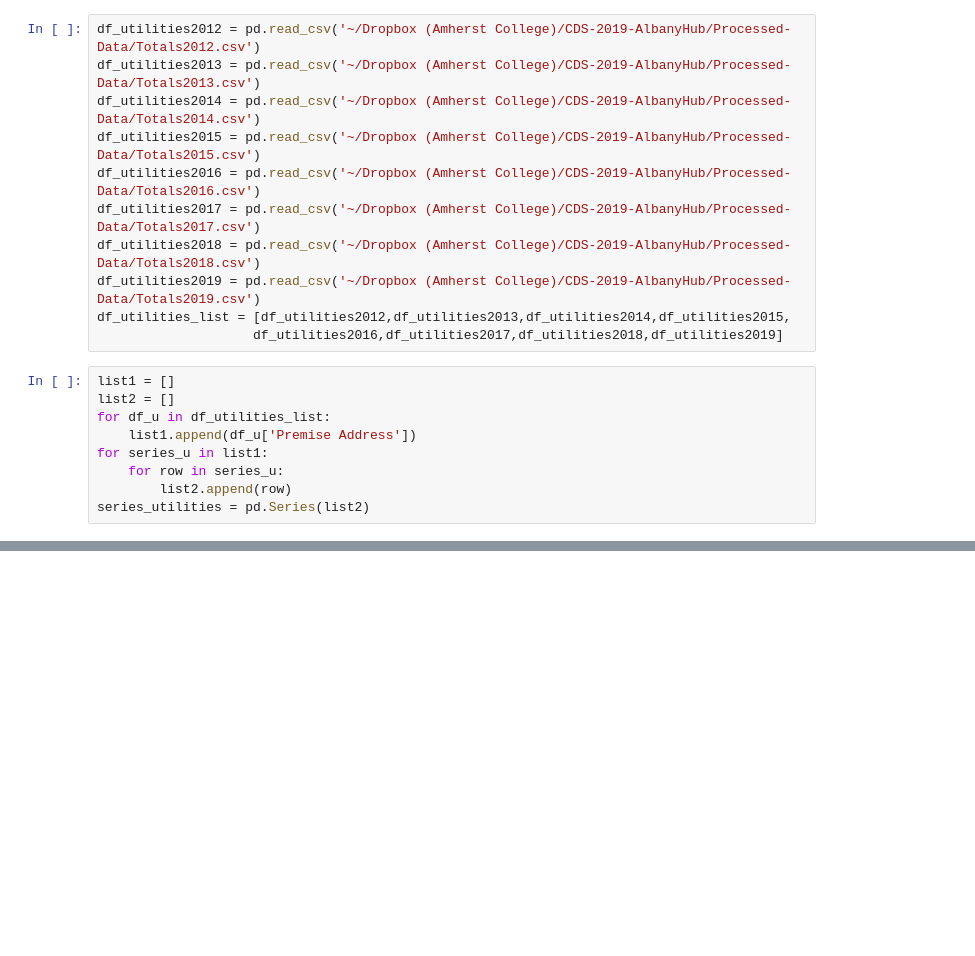
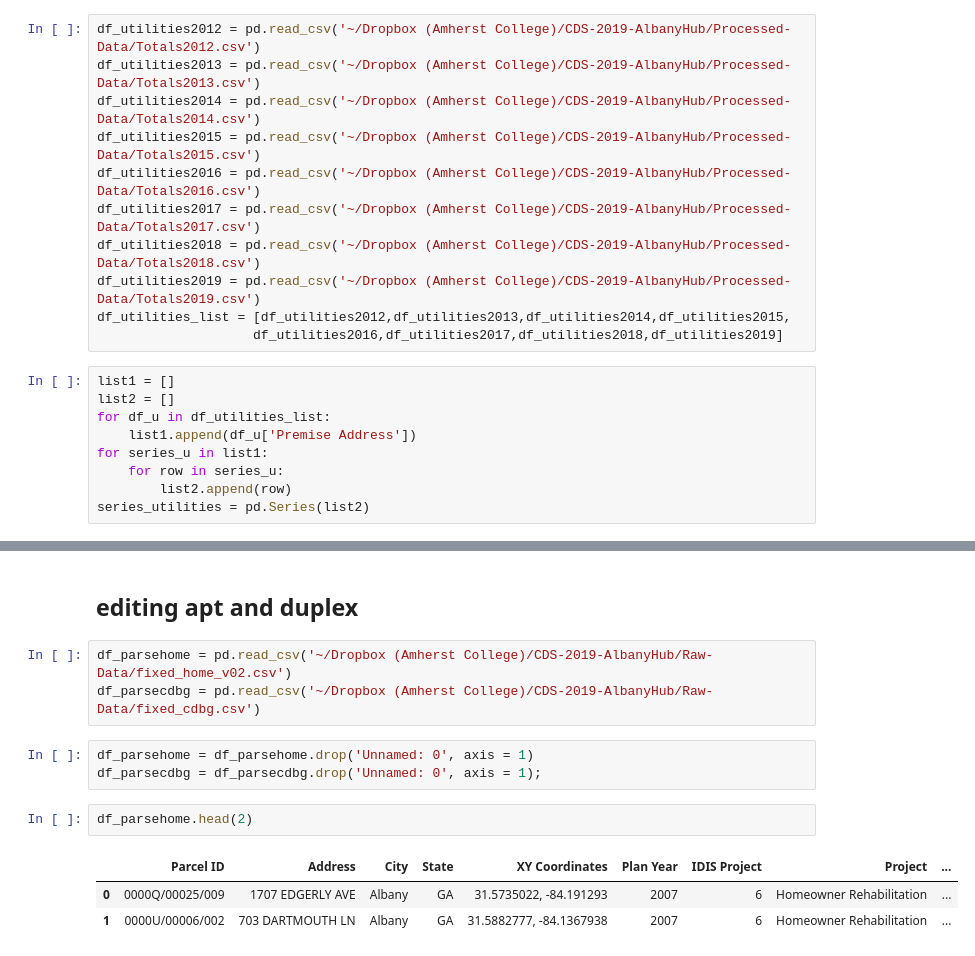
Before and after one commit to asensio-lab/albany-housing-analytics, a Jupyter notebook: preprocessing/housing/housing_data_read_v02.ipynb, the cells around one changed output, grey strips where cells are left out. Drawn from its saved outputs; the diff is of its cells as text; blank space fills up the shorter version.

```diff
--- a/preprocessing/housing/housing_data_read_v02.ipynb
+++ b/preprocessing/housing/housing_data_read_v02.ipynb
@@ -294,0 +333,14 @@ KeyboardInterrupt:
+# %% [markdown]
+## editing apt and duplex
+# %%
+df_parsehome = pd.read_csv('~/Dropbox (Amherst College)/CDS-2019-AlbanyHub/Raw-Data/fixed_home_v02.csv')
+df_parsecdbg = pd.read_csv('~/Dropbox (Amherst College)/CDS-2019-AlbanyHub/Raw-Data/fixed_cdbg.csv')
+# %%
+df_parsehome = df_parsehome.drop('Unnamed: 0', axis = 1)
+df_parsecdbg = df_parsecdbg.drop('Unnamed: 0', axis = 1);
+# %%
+df_parsehome.head(2)
+# %% [output]
+|  | Parcel ID | Address | City | State | XY Coordinates | Plan Year | IDIS Project | Project | ... |
+| 0 | 0000Q/00025/009 | 1707 EDGERLY AVE | Albany | GA | 31.5735022, -84.191293 | 2007 | 6 | Homeowner Rehabilitation | ... |
+| 1 | 0000U/00006/002 | 703 DARTMOUTH LN | Albany | GA | 31.5882777, -84.1367938 | 2007 | 6 | Homeowner Rehabilitation | ... |
```
Also changed, not shown: parts of 76 cells of this notebook.
